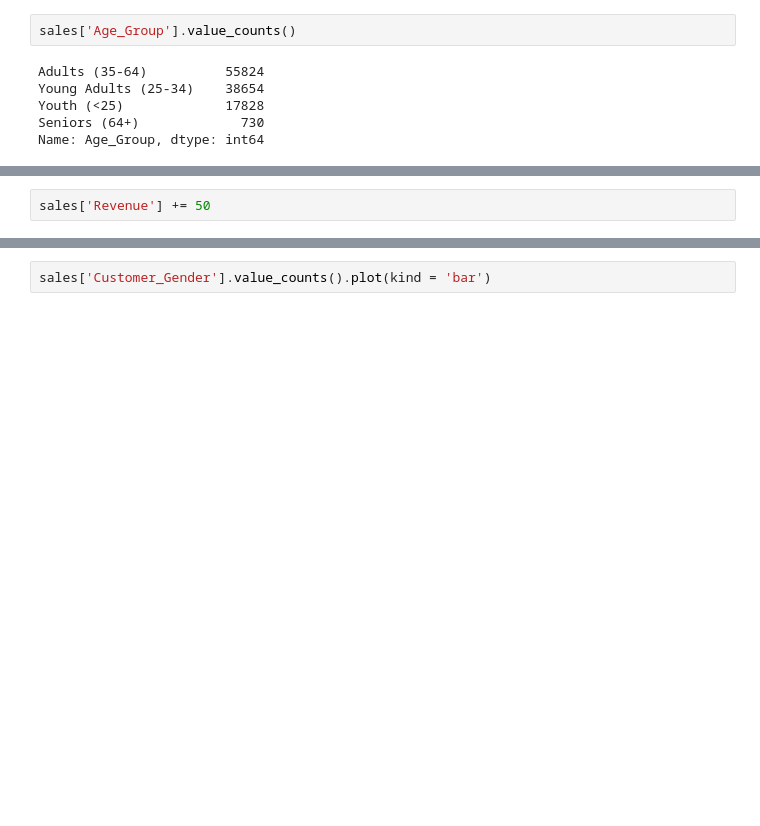
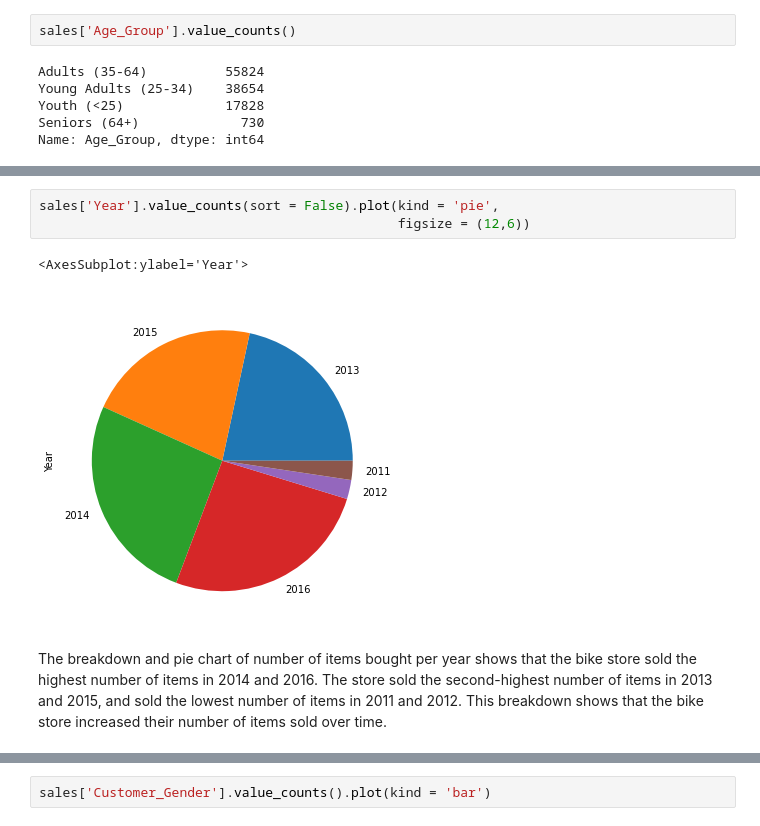
Before and after one commit to kshenouda/Python-Data-Analysis, a Jupyter notebook: Project 3.ipynb, the cells around one changed output, grey strips where cells are left out. Drawn from its saved outputs; the diff is of its cells as text; blank space fills up the shorter version.

```diff
--- a/Project 3.ipynb
+++ b/Project 3.ipynb
@@ -216,2 +69,0 @@ sales['Calculated_Date'].value_counts().plot(kind = 'line', figsize = (12,6))
-# %%
-sales['Revenue'] += 50
@@ -306,0 +82,8 @@ Name: Customer_Gender, dtype: int64
+# %%
+sales['Year'].value_counts(sort = False).plot(kind = 'pie',
+                                              figsize = (12,6))
+# %% [output]
+<AxesSubplot:ylabel='Year'>
+[figure, added]
+# %% [markdown]
+The breakdown and pie chart of number of items bought per year shows that the bike store sold the highest number of items in 2014 and 2016. The store sold the second-highest number of items in 2013 and 2015, and sold the lowest number of items in 2011 and 2012. This breakdown shows that the bike store increased their number of items sold over time.
```
Also changed, not shown: parts of 101 cells of this notebook.
